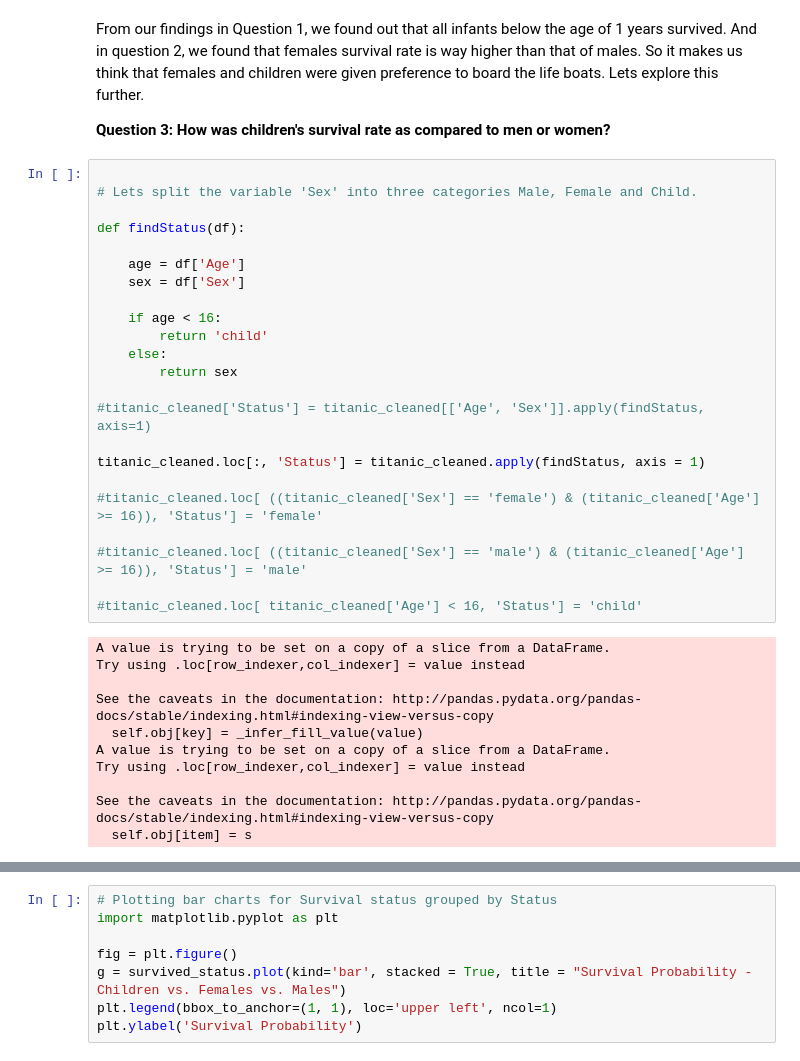
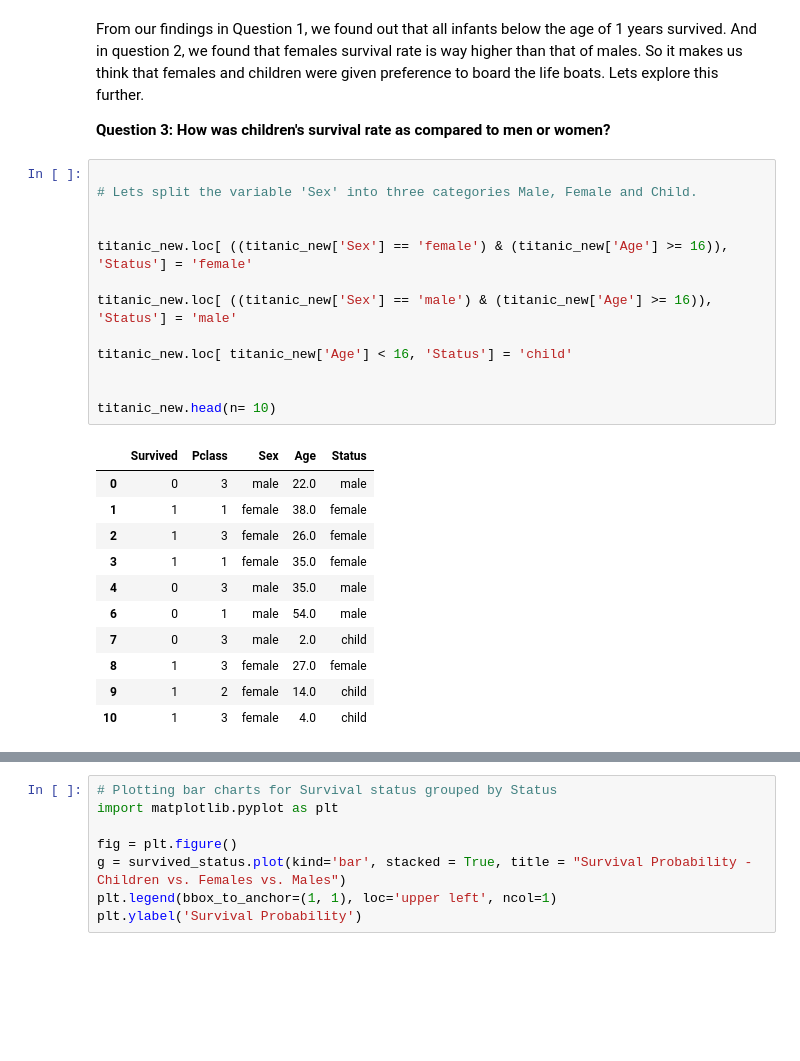
Before and after one commit to naiverav/Udacity---Intro-to-Data-Analysis, a Jupyter notebook: Titanic Data Exploration.ipynb, the cells around one changed output, grey strips where cells are left out. Cells and saved outputs as stored; diff of their text form; blank space fills up the shorter version.

```diff
--- a/Titanic Data Exploration.ipynb
+++ b/Titanic Data Exploration.ipynb
@@ -314,37 +314,28 @@ So it makes us think that females and children were given preference to board th
 # %%
 
 # Lets split the variable 'Sex' into three categories Male, Female and Child.
 
-def findStatus(df):
 
-    age = df['Age']
-    sex = df['Sex']
+titanic_new.loc[ ((titanic_new['Sex'] == 'female') & (titanic_new['Age'] >= 16)), 'Status'] = 'female'
 
-    if age < 16:
-        return 'child'
-    else:
-        return sex
+titanic_new.loc[ ((titanic_new['Sex'] == 'male') & (titanic_new['Age'] >= 16)), 'Status'] = 'male'
 
-#titanic_cleaned['Status'] = titanic_cleaned[['Age', 'Sex']].apply(findStatus, axis=1)
+titanic_new.loc[ titanic_new['Age'] < 16, 'Status'] = 'child'
 
-titanic_cleaned.loc[:, 'Status'] = titanic_cleaned.apply(findStatus, axis = 1)
 
-#titanic_cleaned.loc[ ((titanic_cleaned['Sex'] == 'female') & (titanic_cleaned['Age'] >= 16)), 'Status'] = 'female'
-
-#titanic_cleaned.loc[ ((titanic_cleaned['Sex'] == 'male') & (titanic_cleaned['Age'] >= 16)), 'Status'] = 'male'
-
-#titanic_cleaned.loc[ titanic_cleaned['Age'] < 16, 'Status'] = 'child'
+titanic_new.head(n= 10)
 # %% [output]
-A value is trying to be set on a copy of a slice from a DataFrame.
-Try using .loc[row_indexer,col_indexer] = value instead
-
-See the caveats in the documentation: http://pandas.pydata.org/pandas-docs/stable/indexing.html#indexing-view-versus-copy
-  self.obj[key] = _infer_fill_value(value)
-A value is trying to be set on a copy of a slice from a DataFrame.
-Try using .loc[row_indexer,col_indexer] = value instead
-
-See the caveats in the documentation: http://pandas.pydata.org/pandas-docs/stable/indexing.html#indexing-view-versus-copy
-  self.obj[item] = s
+|  | Survived | Pclass | Sex | Age | Status |
+| 0 | 0 | 3 | male | 22.0 | male |
+| 1 | 1 | 1 | female | 38.0 | female |
+| 2 | 1 | 3 | female | 26.0 | female |
+| 3 | 1 | 1 | female | 35.0 | female |
+| 4 | 0 | 3 | male | 35.0 | male |
+| 6 | 0 | 1 | male | 54.0 | male |
+| 7 | 0 | 3 | male | 2.0 | child |
+| 8 | 1 | 3 | female | 27.0 | female |
+| 9 | 1 | 2 | female | 14.0 | child |
+| 10 | 1 | 3 | female | 4.0 | child |
 # %%
 # Lets look at survival probability for males, females and children
 
```
Also changed, not shown: parts of 12 cells of this notebook.
